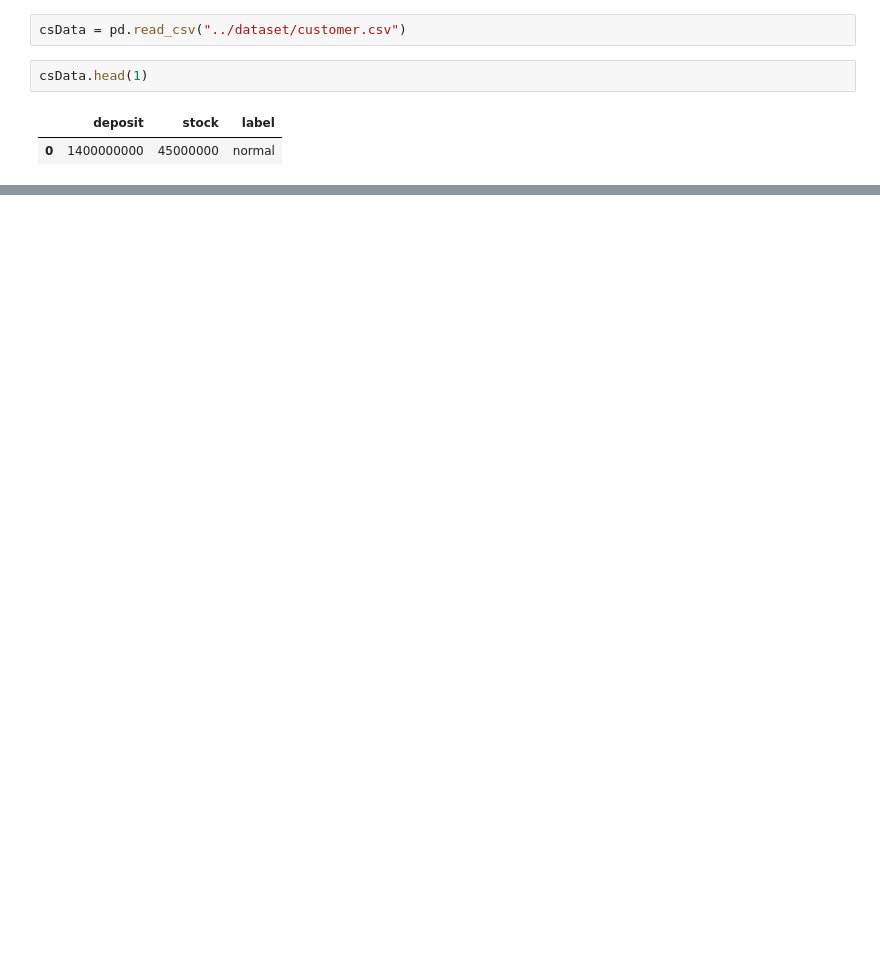
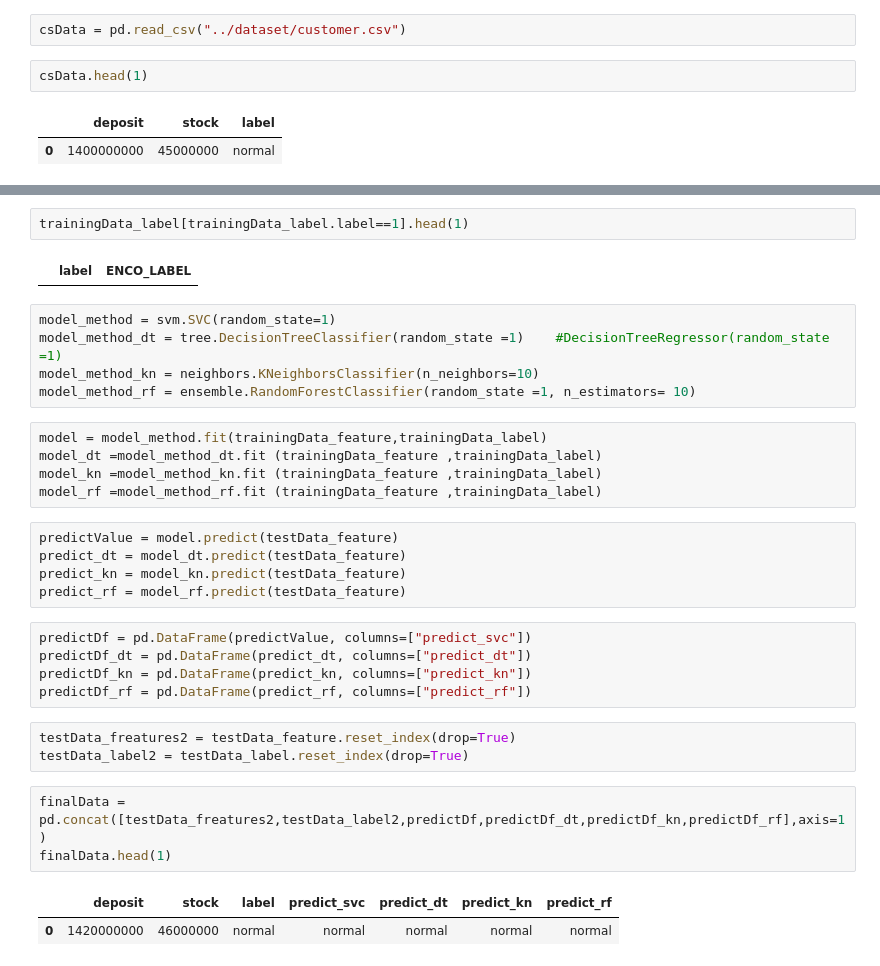
Before and after one commit to bearcho/sep3, a Jupyter notebook: 9월 4일 실습 오후.ipynb, the cells around one changed output, grey strips where cells are left out. Drawn from its saved outputs; the diff is of its cells as text; blank space fills up the shorter version.

```diff
--- a/9월 4일 실습 오후.ipynb
+++ b/9월 4일 실습 오후.ipynb
@@ -19,0 +91,33 @@ feature_train, feature_test, label_train, label_test = train_test_split(features
+# %%
+trainingData_label[trainingData_label.label==1].head(1)
+# %% [output]
+|  | label | ENCO_LABEL |
+# %%
+model_method = svm.SVC(random_state=1)
+model_method_dt = tree.DecisionTreeClassifier(random_state =1)    #DecisionTreeRegressor(random_state =1)
+model_method_kn = neighbors.KNeighborsClassifier(n_neighbors=10)
+model_method_rf = ensemble.RandomForestClassifier(random_state =1, n_estimators= 10)
+# %%
+model = model_method.fit(trainingData_feature,trainingData_label)
+model_dt =model_method_dt.fit (trainingData_feature ,trainingData_label)
+model_kn =model_method_kn.fit (trainingData_feature ,trainingData_label)
+model_rf =model_method_rf.fit (trainingData_feature ,trainingData_label)
+# %%
+predictValue = model.predict(testData_feature)
+predict_dt = model_dt.predict(testData_feature)
+predict_kn = model_kn.predict(testData_feature)
+predict_rf = model_rf.predict(testData_feature)
+# %%
+predictDf = pd.DataFrame(predictValue, columns=["predict_svc"])
+predictDf_dt = pd.DataFrame(predict_dt, columns=["predict_dt"])
+predictDf_kn = pd.DataFrame(predict_kn, columns=["predict_kn"])
+predictDf_rf = pd.DataFrame(predict_rf, columns=["predict_rf"])
+# %%
+testData_freatures2 = testData_feature.reset_index(drop=True)
+testData_label2 = testData_label.reset_index(drop=True)
+# %%
+finalData = pd.concat([testData_freatures2,testData_label2,predictDf,predictDf_dt,predictDf_kn,predictDf_rf],axis=1)
+finalData.head(1)
+# %% [output]
+|  | deposit | stock | label | predict_svc | predict_dt | predict_kn | predict_rf |
+| 0 | 1420000000 | 46000000 | normal | normal | normal | normal | normal |
```
Also changed, not shown: parts of 8 cells of this notebook, 3 other files.
